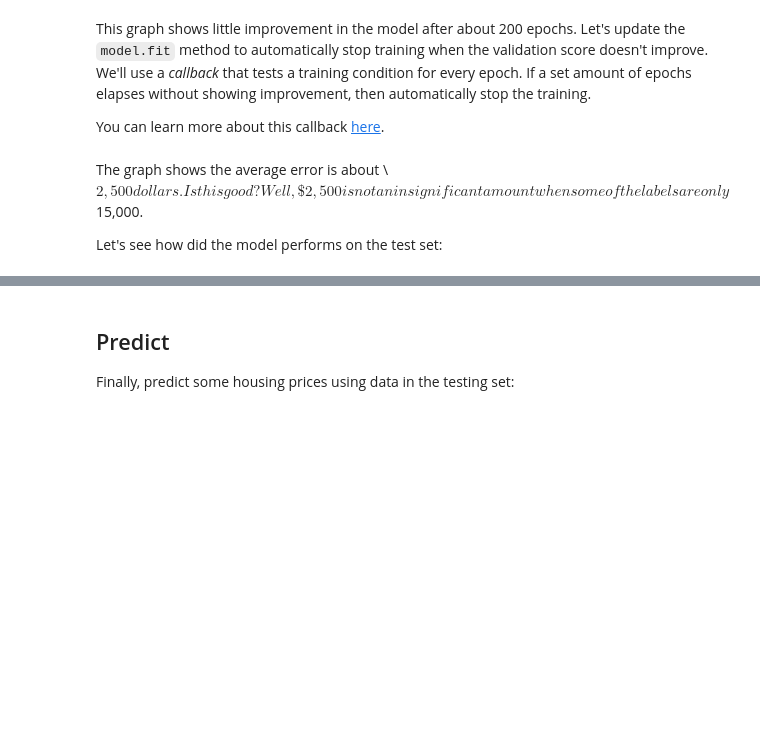
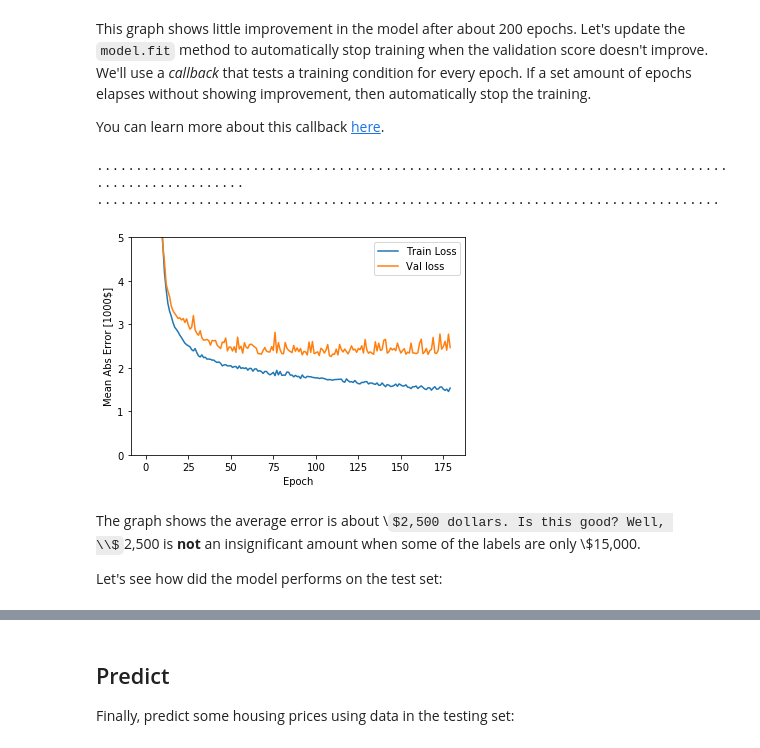
Before and after one commit to reedv/tensorflow-tutorials-refactored, a Jupyter notebook: getting-started/basic_regression.ipynb, the cells around one changed output, grey strips where cells are left out. Saved outputs shown, nothing was run; the diff lists cells and outputs as text; code cells hidden in the pictures; some formulas as TeX source; blank space fills up the shorter version.

```diff
--- a/getting-started/basic_regression.ipynb
+++ b/getting-started/basic_regression.ipynb
@@ -265,16 +307,25 @@ You can learn more about this callback [here](https://www.tensorflow.org/version
 # %%
 model = build_model()
 
 # The patience parameter is the amount of epochs to check for improvement.
-early_stop = keras.callbacks.EarlyStopping(monitor='val_loss', patience=20)
+early_stopper = keras.callbacks.EarlyStopping(monitor='val_loss', patience=20)
 
-history = model.fit(train_data, train_labels, epochs=EPOCHS,
-                    validation_split=0.2, verbose=0,
-                    callbacks=[early_stop, PrintDot()])
+history = model.fit(train_data, train_labels,
+                    epochs=EPOCHS,
+                    validation_split=0.2,
+                    verbose=0,
+                    callbacks=[
+                        early_stoper,
+                        PrintDot()
+                    ])
 
 plot_history(history)
+# %% [output]
+....................................................................................................
+................................................................................
+[figure, added]
 # %% [markdown]
-The graph shows the average error is about \\$2,500 dollars. Is this good? Well, \$2,500 is not an insignificant amount when some of the labels are only $15,000.
+The graph shows the average error is about \\$2,500 dollars. Is this good? Well, \\$2,500 is **not** an insignificant amount when some of the labels are only \\$15,000.
 
 Let's see how did the model performs on the test set:
 # %%
```
Also changed, not shown: parts of 6 cells of this notebook.
